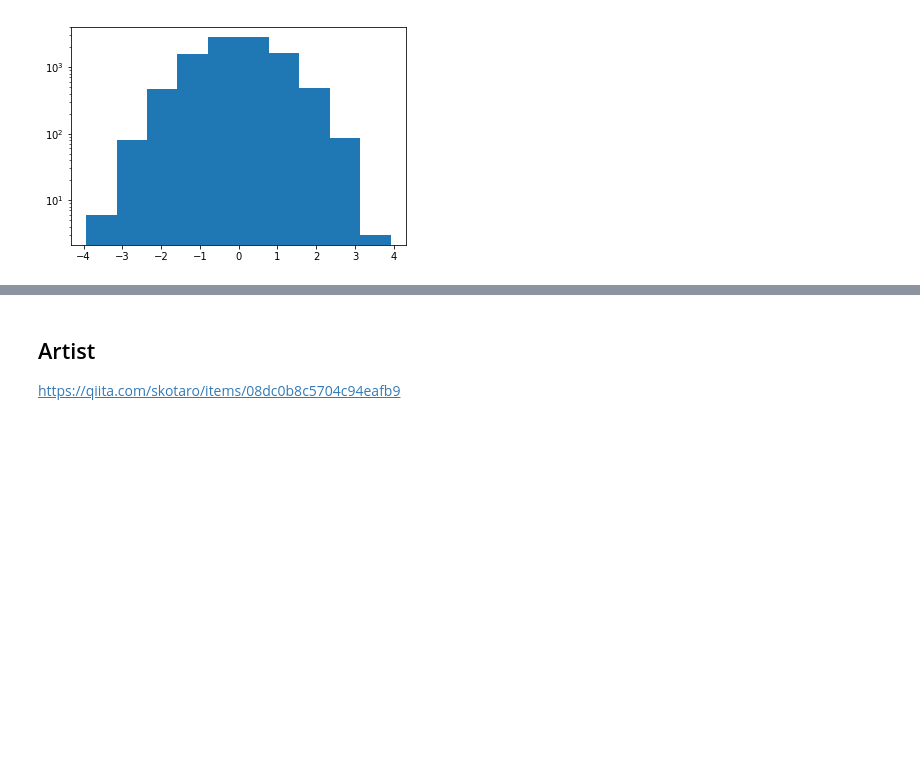
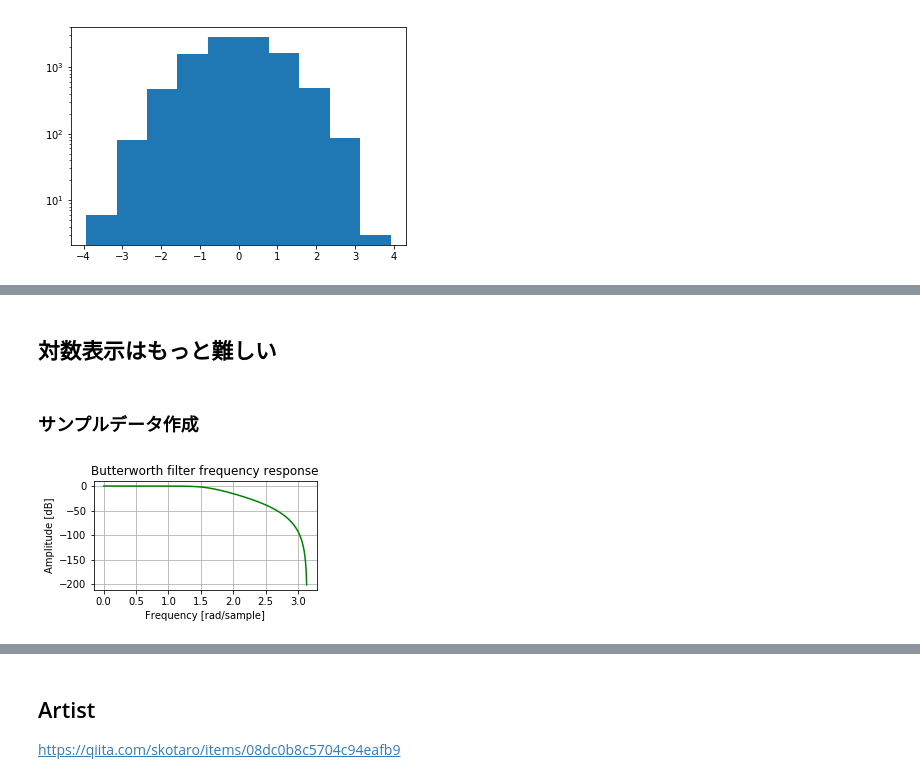
Before and after one commit to t2240013/hello-world, a Jupyter notebook: PythonMemo.ipynb, the cells around one changed output, grey strips where cells are left out. Saved outputs shown, nothing was run; the diff lists cells and outputs as text; code cells hidden in the pictures; blank space fills up the shorter version.

```diff
--- a/PythonMemo.ipynb
+++ b/PythonMemo.ipynb
@@ -356,0 +358,19 @@ plt.show()
+# %% [markdown]
+## 対数表示はもっと難しい
+# %% [markdown]
+### サンプルデータ作成
+# %%
+import scipy.signal as sg
+
+b,a = sg.butter( 4, 0.5 ) # -> B/A
+w, h = sg.freqz(b, a) # w[rad/sample]
+
+fig = plt.figure(figsize=(4,2))
+plt.plot(w, 20 * np.log10(abs(h)), 'g')
+plt.title('Butterworth filter frequency response')
+plt.xlabel('Frequency [rad/sample]')
+plt.ylabel('Amplitude [dB]')
+plt.grid(which='both', axis='both')
+plt.show()
+# %% [output]
+[figure, added]
```
Also changed, not shown: parts of 7 cells of this notebook.
